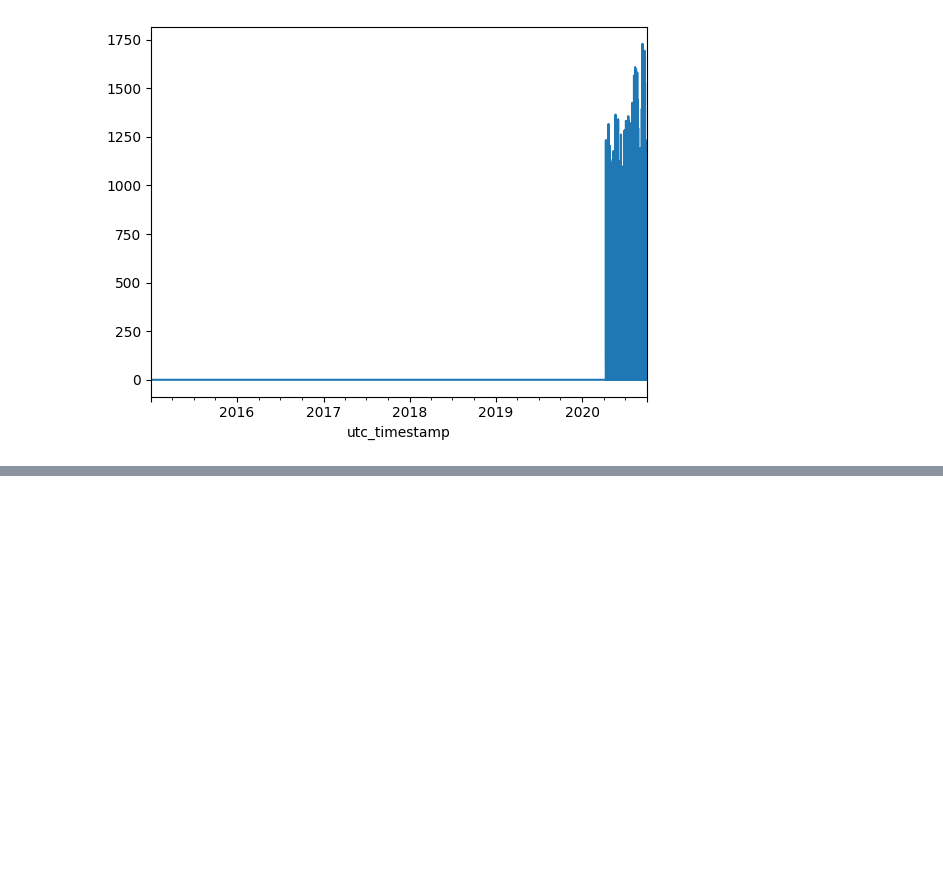
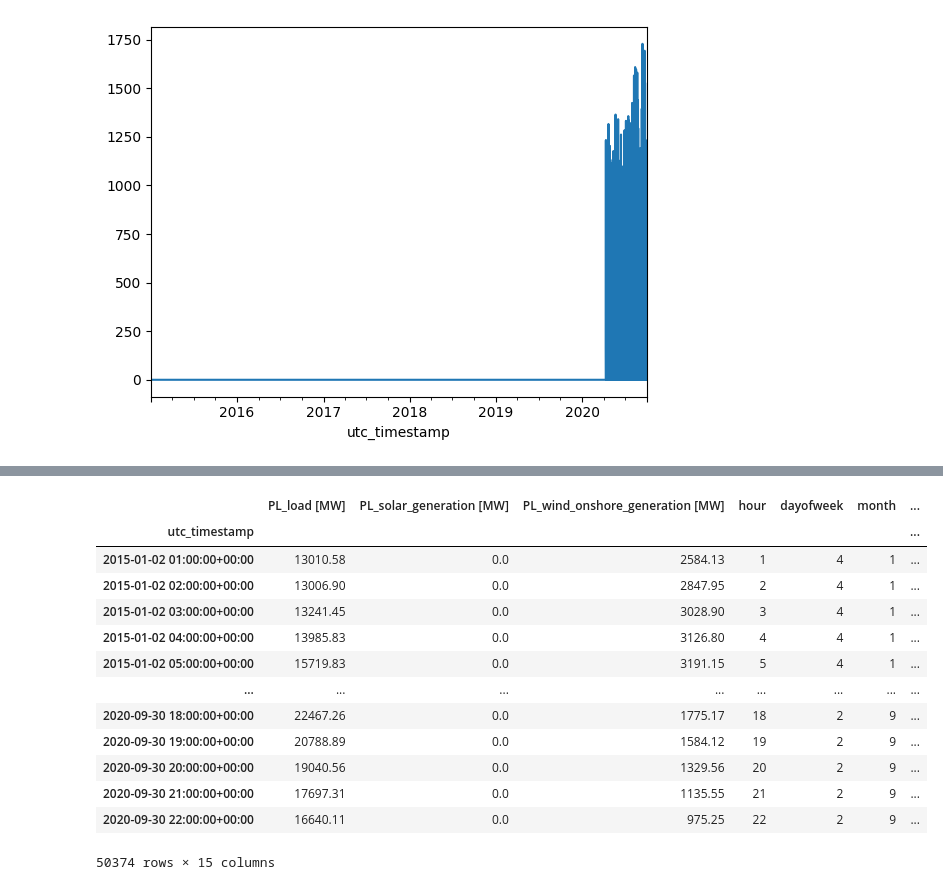
Before and after one commit to drSKleszcz/Energy-Demand-Prediction, a Jupyter notebook: notebooks/cleaning_data.ipynb, the cells around one changed output, grey strips where cells are left out. Drawn from its saved outputs; the diff is of its cells as text; code cells hidden in the pictures; blank space fills up the shorter version.

```diff
--- a/notebooks/cleaning_data.ipynb
+++ b/notebooks/cleaning_data.ipynb
@@ -75,3 +80,13 @@ df_pl["PL_solar_generation_actual"].plot()
 [figure]
 # %%
 df_pl.columns = ["PL_load [MW]", "PL_solar_generation [MW]", "PL_wind_onshore_generation [MW]"]
+# %%
+df_pl = df_pl.copy()
+df_pl["hour"] = df_pl.index.hour
+df_pl["dayofweek"] = df_pl.index.dayofweek
+df_pl["month"] = df_pl.index.month
+# %%
+df_pl["Load_lag_1h"] = df_pl["PL_load [MW]"].shift(1)
+df_pl["Load_lag_24h"] = df_pl["PL_load [MW]"].shift(24)
+df_pl["Load_rolling_mean_24h"] = df_pl["PL_load [MW]"].rolling(24).mean()
+df_pl.isna().sum()
@@ -77,0 +104,5 @@ df_pl.columns = ["PL_load [MW]", "PL_solar_generation [MW]", "PL_wind_onshore_ge
+# %%
+df_pl["Solar_lag_1h"] = df_pl["PL_solar_generation [MW]"].shift(1)
+df_pl["Solar_lag_24h"] = df_pl["PL_solar_generation [MW]"].shift(24)
+df_pl["Solar_rolling_mean_24h"] = df_pl["PL_solar_generation [MW]"].rolling(24).mean()
+df_pl.isna().sum()
@@ -77,0 +123,5 @@ df_pl.columns = ["PL_load [MW]", "PL_solar_generation [MW]", "PL_wind_onshore_ge
+# %%
+df_pl["Wind_lag_1h"] = df_pl["PL_wind_onshore_generation [MW]"].shift(1)
+df_pl["Wind_lag_24h"] = df_pl["PL_wind_onshore_generation [MW]"].shift(24)
+df_pl["Wind_rolling_mean_24h"] = df_pl["PL_wind_onshore_generation [MW]"].rolling(24).mean()
+df_pl.isna().sum()
@@ -78,3 +145,21 @@ df_pl.columns = ["PL_load [MW]", "PL_solar_generation [MW]", "PL_wind_onshore_ge
+# %%
+df_pl = df_pl.dropna()
+df_pl
+# %% [output]
+|  | PL_load [MW] | PL_solar_generation [MW] | PL_wind_onshore_generation [MW] | hour | dayofweek | month | ... |
+| utc_timestamp |  |  |  |  |  |  | ... |
+| 2015-01-02 01:00:00+00:00 | 13010.58 | 0.0 | 2584.13 | 1 | 4 | 1 | ... |
+| 2015-01-02 02:00:00+00:00 | 13006.90 | 0.0 | 2847.95 | 2 | 4 | 1 | ... |
+| 2015-01-02 03:00:00+00:00 | 13241.45 | 0.0 | 3028.90 | 3 | 4 | 1 | ... |
+| 2015-01-02 04:00:00+00:00 | 13985.83 | 0.0 | 3126.80 | 4 | 4 | 1 | ... |
+| 2015-01-02 05:00:00+00:00 | 15719.83 | 0.0 | 3191.15 | 5 | 4 | 1 | ... |
+| ... | ... | ... | ... | ... | ... | ... | ... |
+| 2020-09-30 18:00:00+00:00 | 22467.26 | 0.0 | 1775.17 | 18 | 2 | 9 | ... |
+| 2020-09-30 19:00:00+00:00 | 20788.89 | 0.0 | 1584.12 | 19 | 2 | 9 | ... |
+| 2020-09-30 20:00:00+00:00 | 19040.56 | 0.0 | 1329.56 | 20 | 2 | 9 | ... |
+| 2020-09-30 21:00:00+00:00 | 17697.31 | 0.0 | 1135.55 | 21 | 2 | 9 | ... |
+| 2020-09-30 22:00:00+00:00 | 16640.11 | 0.0 | 975.25 | 22 | 2 | 9 | ... |
+50374 rows × 15 columns
 # %%
 base_directory
 name = "data\\PL_data.csv"
```
Also changed, not shown: parts of 4 cells of this notebook, 1 other file.
